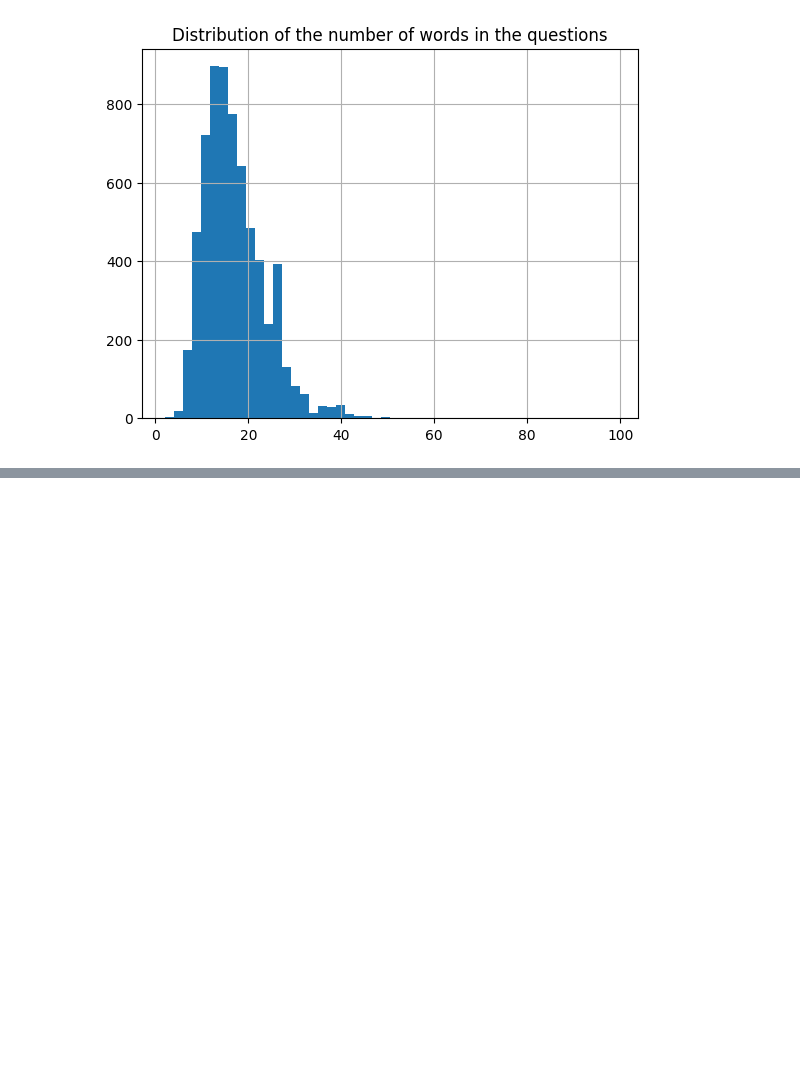
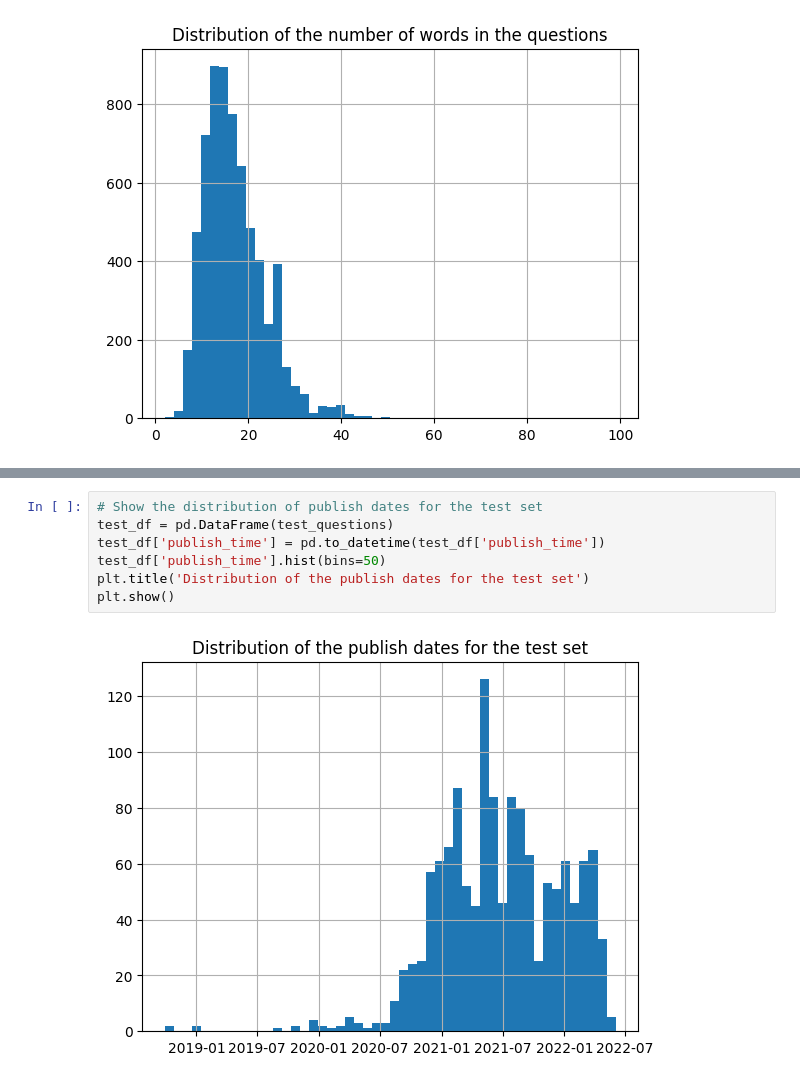
Before and after one commit to eamonniknafs/autocast, a Jupyter notebook: competition/gpt/fine-tune/eda.ipynb, the cells around one changed output, grey strips where cells are left out. Drawn from its saved outputs; the diff is of its cells as text; blank space fills up the shorter version.

```diff
--- a/competition/gpt/fine-tune/eda.ipynb
+++ b/competition/gpt/fine-tune/eda.ipynb
@@ -86,0 +103,9 @@ plt.show()
+# %%
+# Show the distribution of publish dates for the test set
+test_df = pd.DataFrame(test_questions)
+test_df['publish_time'] = pd.to_datetime(test_df['publish_time'])
+test_df['publish_time'].hist(bins=50)
+plt.title('Distribution of the publish dates for the test set')
+plt.show()
+# %% [output]
+[figure, added]
```
Also changed, not shown: parts of 6 cells of this notebook.
